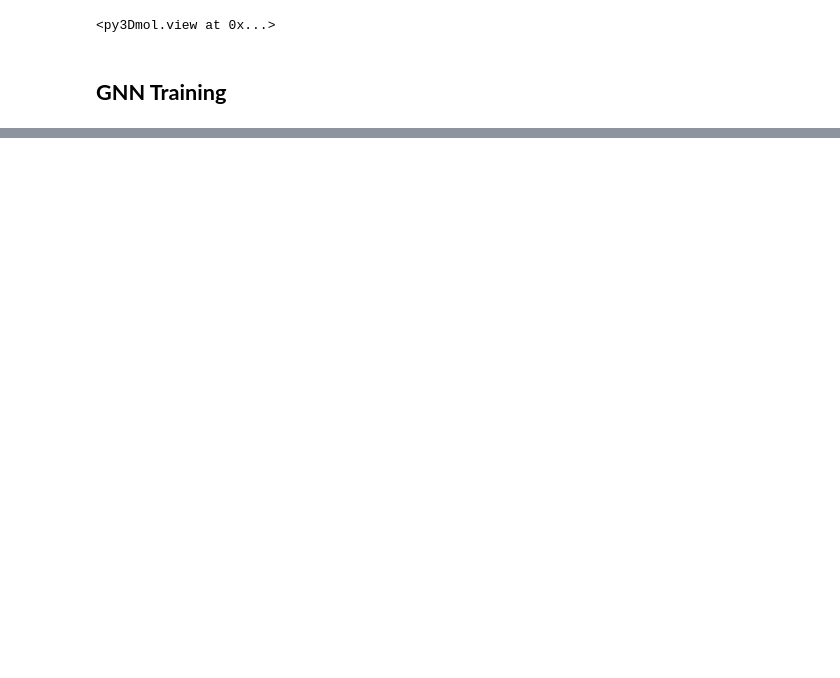
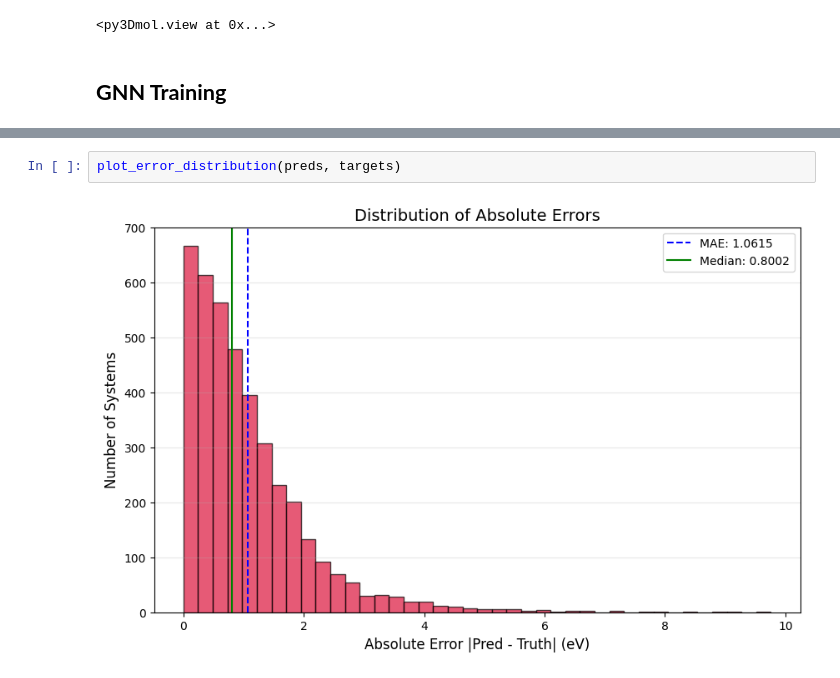
Before and after one commit to juanpaz90/h2-catalyst-ml, a Jupyter notebook: exploration.ipynb, the cells around one changed output, grey strips where cells are left out. Cells and saved outputs as stored; diff of their text form; blank space fills up the shorter version.

```diff
--- a/exploration.ipynb
+++ b/exploration.ipynb
@@ -299,0 +335,4 @@ Epoch 10 | Train Loss: 1.2784 | Val MAE: 1.2870 eV
+# %%
+plot_error_distribution(preds, targets)
+# %% [output]
+[figure, added]
```
Also changed, not shown: parts of 8 cells of this notebook, 5 other files.
